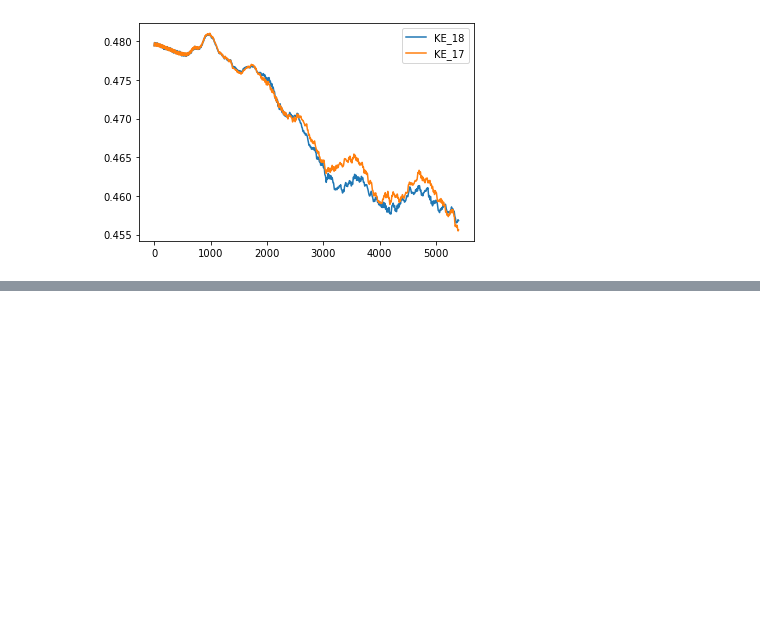
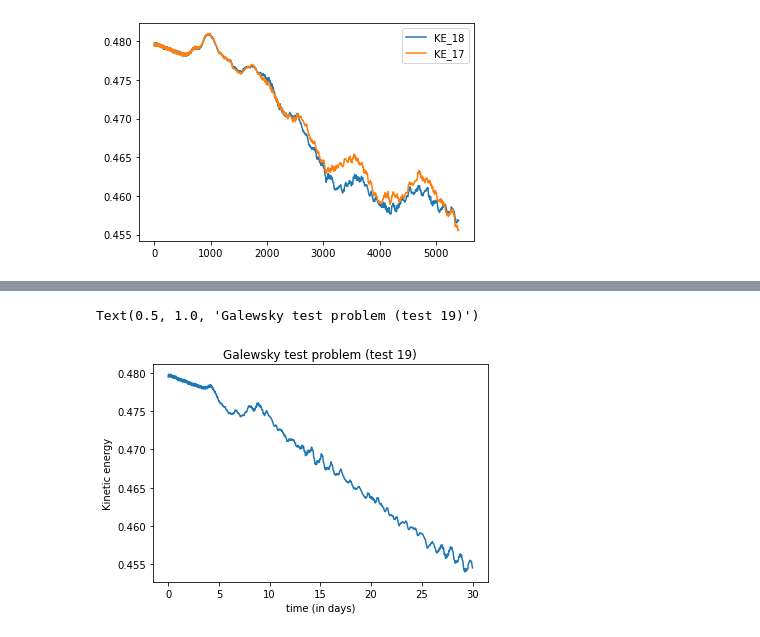
Before and after one commit to sharma-kk/viscous_shallow_water, a Jupyter notebook: kinetic_energy_plots.ipynb, the cells around one changed output, grey strips where cells are left out. Drawn from its saved outputs; the diff is of its cells as text; code cells hidden in the pictures; blank space fills up the shorter version.

Commit message:
mades some more KE plots

```diff
--- a/kinetic_energy_plots.ipynb
+++ b/kinetic_energy_plots.ipynb
@@ -51,0 +53,9 @@ Text(0.5, 1.0, 'Galewsky test problem')
+# %%
+t = np.arange(2701)*(16/(60*24))
+plt.plot(t, KE_19)
+plt.xlabel("time (in days)")
+plt.ylabel("Kinetic energy")
+plt.title("Galewsky test problem (test 19)")
+# %% [output]
+Text(0.5, 1.0, 'Galewsky test problem (test 19)')
+[figure, added]
```
Also changed, not shown: parts of 4 cells of this notebook, 1 other file.
